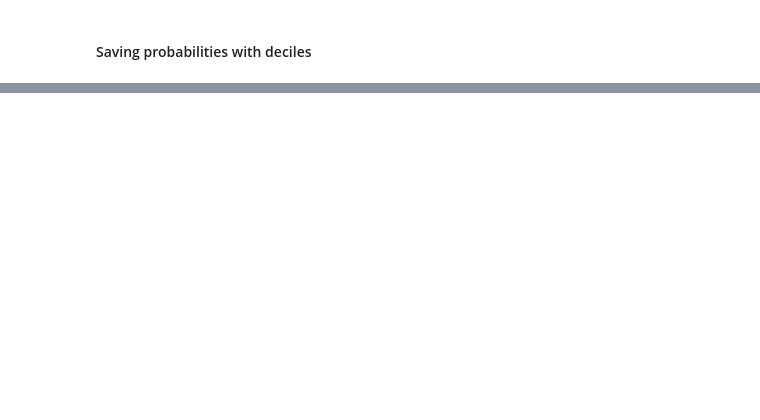
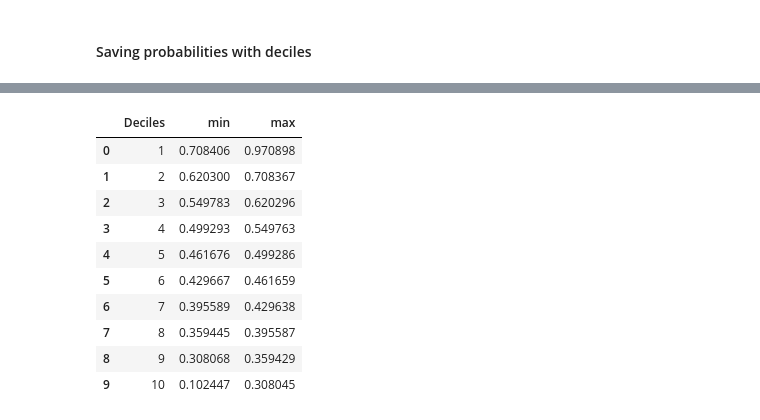
Before and after one commit to rohit180497/Early-readmission-of-patients-in-hospital, a Jupyter notebook: scripts/model_building.ipynb, the cells around one changed output, grey strips where cells are left out. Saved outputs shown, nothing was run; the diff lists cells and outputs as text; code cells hidden in the pictures; blank space fills up the shorter version.

```diff
--- a/scripts/model_building.ipynb
+++ b/scripts/model_building.ipynb
@@ -754,3 +753,18 @@ Index(['encounter_id', 'time_in_hospital', 'num_lab_procedures',
       dtype='object')
 # %% [markdown]
 #### Saving probabilities with deciles
+# %%
+# Step 4: Calculate min and max probabilities for each decile
+train_decile_ranges = (
+    X_train.groupby('Deciles')['Readmission_Probabilities']
+    .agg(['min', 'max'])
+    .reset_index()
+    .sort_values(by='Deciles')
+)
+
+test_decile_ranges = (
+    X_test.groupby('Deciles')['Readmission_Probabilities']
+    .agg(['min', 'max'])
+    .reset_index()
+    .sort_values(by='Deciles')
+)
@@ -756,0 +785,14 @@ Index(['encounter_id', 'time_in_hospital', 'num_lab_procedures',
+# %%
+test_decile_ranges
+# %% [output]
+|  | Deciles | min | max |
+| 0 | 1 | 0.708406 | 0.970898 |
+| 1 | 2 | 0.620300 | 0.708367 |
+| 2 | 3 | 0.549783 | 0.620296 |
+| 3 | 4 | 0.499293 | 0.549763 |
+| 4 | 5 | 0.461676 | 0.499286 |
+| 5 | 6 | 0.429667 | 0.461659 |
+| 6 | 7 | 0.395589 | 0.429638 |
+| 7 | 8 | 0.359445 | 0.395587 |
+| 8 | 9 | 0.308068 | 0.359429 |
+| 9 | 10 | 0.102447 | 0.308045 |
```
Also changed, not shown: parts of 11 cells of this notebook, 1 other file.
